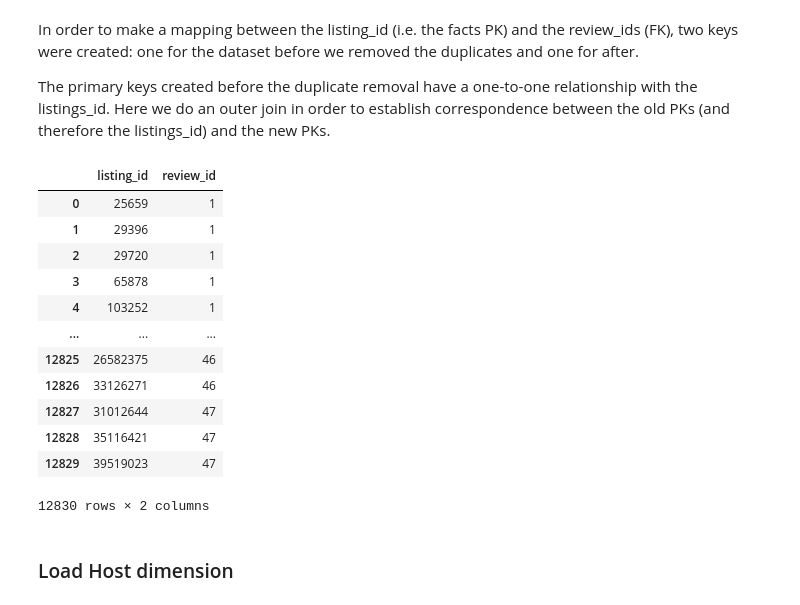
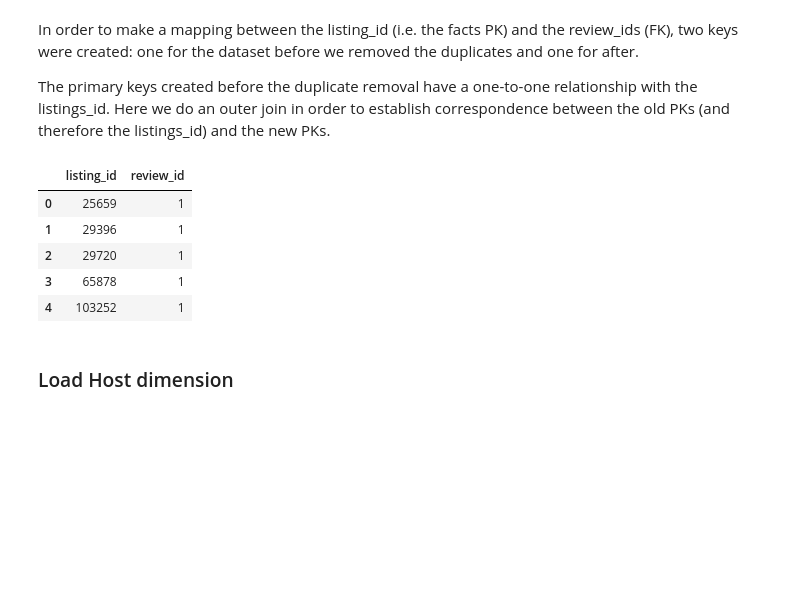
Before and after one commit to beatriz-lima/TPD-Airbnb-Data, a Jupyter notebook: Notebooks/ETL_Review.ipynb, the cells around one changed output. Cells and saved outputs as stored; diff of their text form; code cells hidden in the pictures; blank space fills up the shorter version.

```diff
--- a/Notebooks/ETL_Review.ipynb
+++ b/Notebooks/ETL_Review.ipynb
@@ -208,6 +211,3 @@ DataFrame contains 12830 rows. Deleted 0 rows (0.0% of total rows)
-# %%
-pk_bf_duplicates = [i for i in range(1, len(df_review_dimension)+1)]
-df_review_dimension.insert(0,'pk_bf_duplicates', pk_bf_duplicates)
 # %% [markdown]
 **Remove duplicates:**
 # %%
@@ -250,32 +237,24 @@ In order to make a mapping between the listing_id (i.e. the facts PK) and the re
 
 The primary keys created before the duplicate removal have a one-to-one relationship with the listings_id. Here we do an outer join in order to establish correspondence between the old PKs (and therefore the listings_id) and the new PKs.
 # %%
-def key_mapping(df1, df2, pk1, pk2, dimension_name):
+def key_mapping(df1, df2, pk1, pk2):
     # This function merges two dataframes, and creates a map linking their keys
     df_merged = df1.merge(df2, how='outer')
     df_map = pd.DataFrame()
-    df_map['listing_id']= df_merged['listing_id']
-    # df_map[pk1]= df_merged[pk1] # Remove this comment if you want to see the middle key in the final df
-    df_map[dimension_name+"_id"]= df_merged[pk2]
+    df_map[pk1]= df_merged[pk1]
+    df_map[pk2]= df_merged[pk2]
 
     return df_map
 # %%
 # Do the mapping
-key_map = key_mapping(df_review_dimension, review_dimension_processed, "pk_bf_duplicates" , "review_id", "review")
+key_map = key_mapping(df_review_dimension, review_dimension_processed, "listing_id" , "review_id")
 # %%
-key_map
+key_map.head()
 # %% [output]
 |  | listing_id | review_id |
 | 0 | 25659 | 1 |
 | 1 | 29396 | 1 |
 | 2 | 29720 | 1 |
 | 3 | 65878 | 1 |
 | 4 | 103252 | 1 |
-| ... | ... | ... |
-| 12825 | 26582375 | 46 |
-| 12826 | 33126271 | 46 |
-| 12827 | 31012644 | 47 |
-| 12828 | 35116421 | 47 |
-| 12829 | 39519023 | 47 |
-12830 rows × 2 columns
 # %%
```
Also changed, not shown: parts of 8 cells of this notebook, 1 other file.
